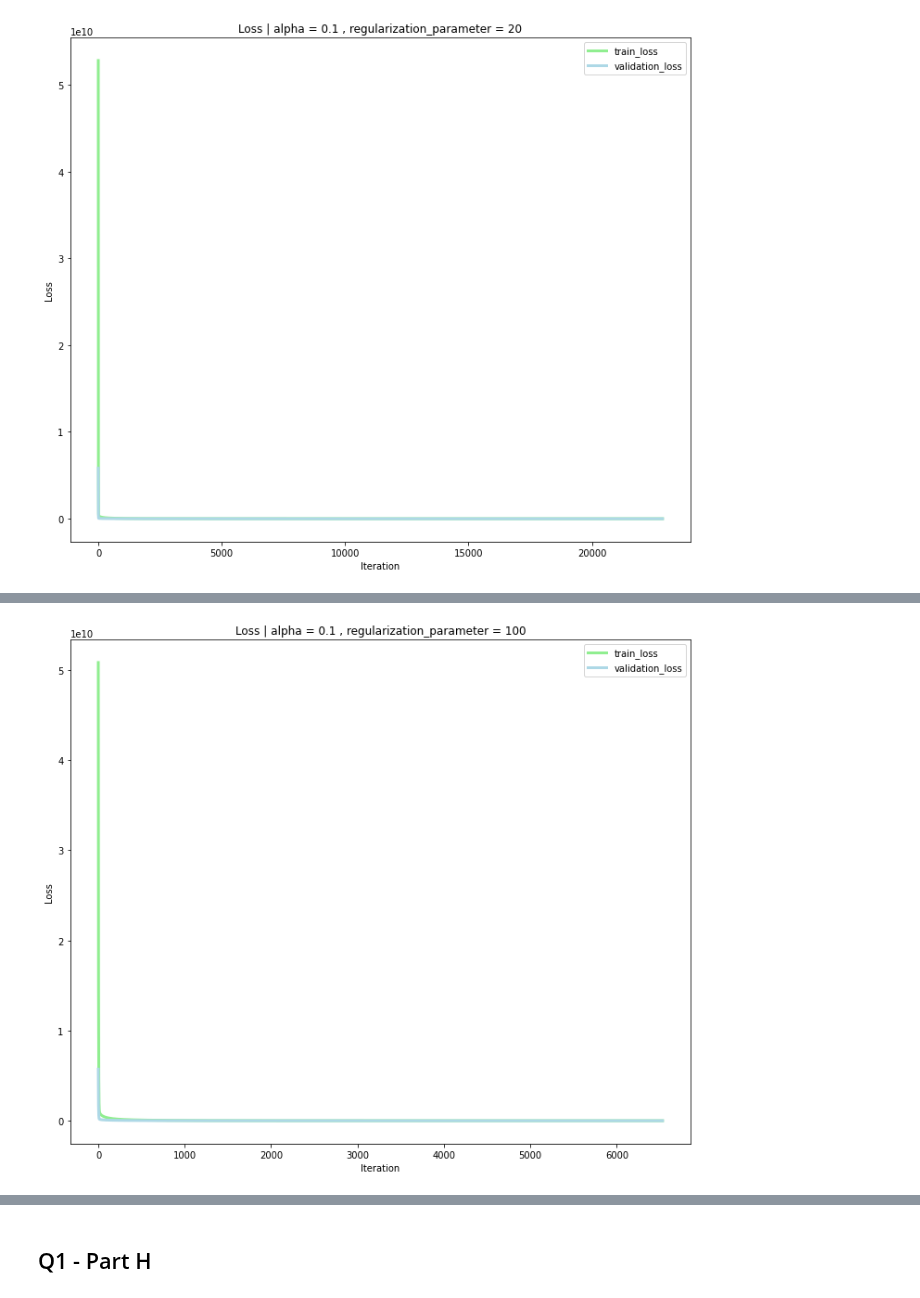
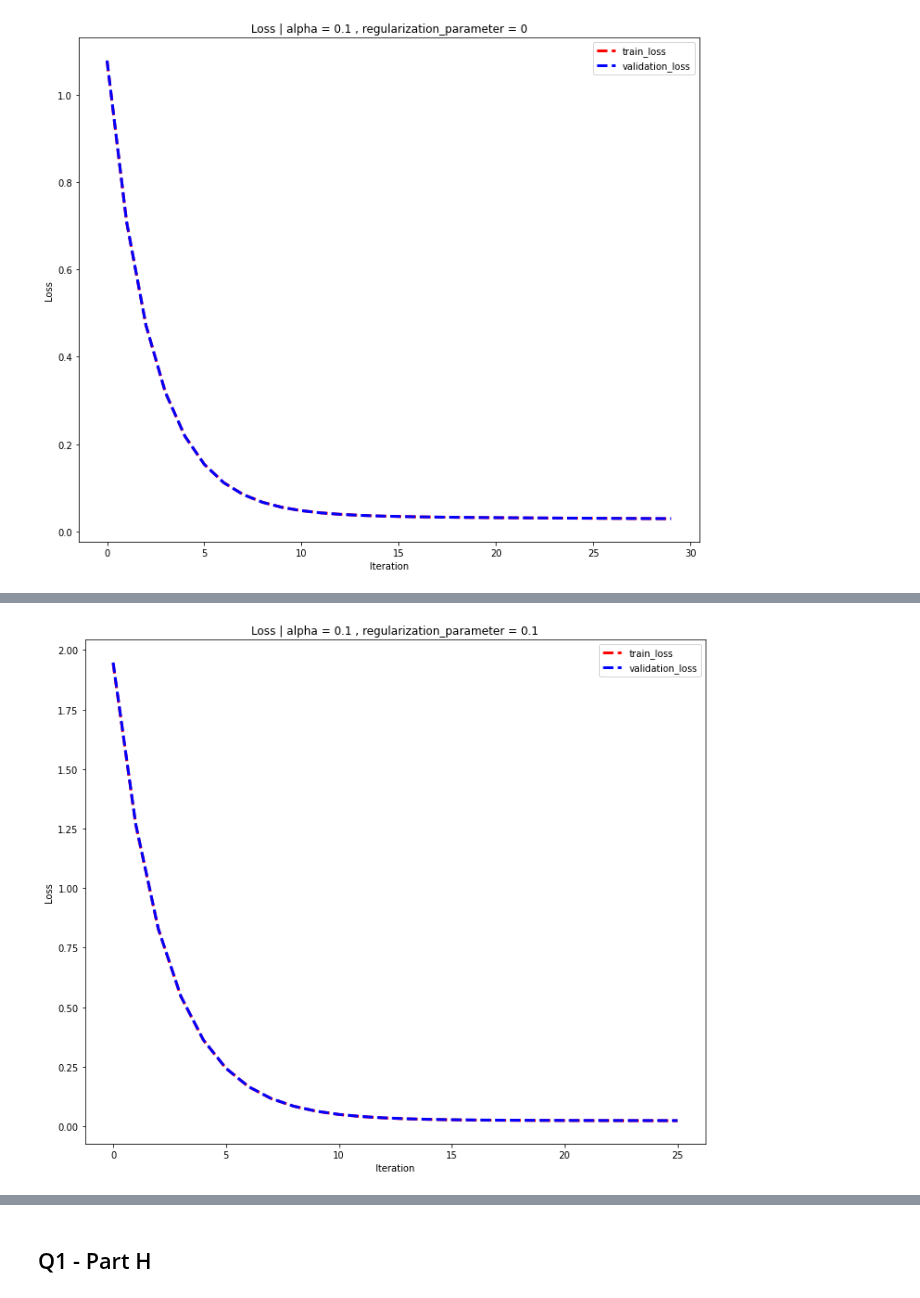
Before and after one commit to a-m-kyp/ML-HW, a Jupyter notebook: HW#2.ipynb, the cells around one changed output, grey strips where cells are left out. Saved outputs shown, nothing was run; the diff lists cells and outputs as text; code cells hidden in the pictures.

```diff
--- a/HW#2.ipynb
+++ b/HW#2.ipynb
@@ -187,7 +187,7 @@ def hypothesis(x_data, theta_or_weight):
     """
     return np.dot(x_data, theta_or_weight)
 
-def loss_function_with_regularization(x_data, y_data, theta, regularization_parameter):
+def loss_function_with_regularization(x_data, y_data, weights, regularization_parameter):
     """Loss Function with regularization
     @param x_data: train data
     @param y_data: train label
@@ -196,8 +196,8 @@ def loss_function_with_regularization(x_data, y_data, theta, regularization_para
     @return: loss function value
     """
     m_number_of_samples = x_data.shape[0]
-    j_theta_1_mse_loss = np.sum(np.square(hypothesis(x_data, theta) - y_data)) / 2 * m_number_of_samples
-    j_theta_2_regularization_loss = regularization_parameter * np.sum(np.square(theta)) / 2 * m_number_of_samples
+    j_theta_1_mse_loss = (1 / (2 * m_number_of_samples)) * np.sum(np.square(hypothesis(x_data, weights) - y_data))
+    j_theta_2_regularization_loss = (regularization_parameter / (2 * m_number_of_samples)) * np.sum(np.square(weights))
     return j_theta_1_mse_loss + j_theta_2_regularization_loss
 
 def loss_function(x_data, y_data, theta):
@@ -223,7 +223,7 @@ def gradient_descent(x_train, y_train, x_validation, y_validation, theta, alpha,
     @return: updated wieghts and loss function value
     """
 
-    penalty = 3
+    penalty = 5
     iteration = 0
     theta_list = []
     train_cost_list = []
@@ -238,6 +238,7 @@ def gradient_descent(x_train, y_train, x_validation, y_validation, theta, alpha,
         iteration = iteration + 1
         if iteration % 5000 == 0:
             print("iteration: ", iteration, "alpha: ", alpha, "regularization_parameter: ", regularization_parameter, "Validation loss: ", validation_cost_list[-1], "Train loss: ", train_cost_list[-1])
+
         hypothesis_value = hypothesis(x_train, theta)
         # updating θ_j with regularization
         for j_index in range(theta.shape[0]):
@@ -258,7 +259,7 @@ def gradient_descent(x_train, y_train, x_validation, y_validation, theta, alpha,
 
         if len(validation_cost_list) >= 3:
             plateau_list = np.array(validation_cost_list[-3:])
-            if np.round(plateau_list[-1], 2) == np.round(plateau_list[-2], 2) == np.round(plateau_list[-3], 2):
+            if np.round(plateau_list[-1], 3) == np.round(plateau_list[-2], 3) == np.round(plateau_list[-3], 3):
                 penalty = penalty - 1
                 if penalty > 0:
                     continue
@@ -284,8 +285,8 @@ def linear_regression_predict(x_data, theta):
 
 def plot_loss_train_validation(train_loss_history, validation_loss_history, alpha, regul_param):
     plt.figure(figsize=(12, 10))
-    plt.plot(train_loss_history, label="train_loss", color="lightgreen", linewidth=3)
-    plt.plot(validation_loss_history, label="validation_loss", color="lightblue", linewidth=3)
+    plt.plot(train_loss_history, label="train_loss", color="red", linewidth=3, lineStyle="--")
+    plt.plot(validation_loss_history, label="validation_loss", color="blue", linewidth=3, lineStyle="--")
     plt.xlabel('Iteration')
     plt.ylabel('Loss')
     plt.legend(loc="upper right")
@@ -397,8 +398,8 @@ dataset.insert(0, "theta_0", np.ones(dataset.shape[0]))
 feature_columns = dataset.drop('median_house_value', axis=1).columns
 # print(">====================================================<")
 
-X = dataset[feature_columns]
-y = dataset["median_house_value"]
+X = dataset.drop('median_house_value', axis=1)
+y = dataset[["median_house_value"]]
 
 # print(">=========== split data to 60% train,20% validation and 20% test ===========<")
 x_train, y_train, x_validation_test, y_validation_test = train_test_split(X, y, train_size=.6, shuffle=True)
@@ -410,16 +411,15 @@ x_train, y_train, x_validation, y_validation, x_test, y_test = np.array(x_train)
 y_train, y_test, y_validation, = reshape_to_1d(y_train, y_test, y_validation)
 # print(">===========================================================================<")
 # %%
-# lambda_list = [0, 0.1, 1, 10]
-lambda_list = [20, 100]
+lambda_list = [0, 0.1, 1, 10]
 alpha_list = [0.1, 0.3, 0.5, 0.7, 1]
 alpha_lambda_coeff_loss_mse_df = pd.DataFrame(columns=["alpha", "lambda", "coeffs", "loss", "mse"])
 
 # loss plot for each alpha and lambda
 for alpha in alpha_list:
     for regul_param in lambda_list:
-        random_theta = np.random.rand(x_train.shape[1]) * 5 + 5 # random values between 5 and 10
-        last_theta, theta_history, train_loss_history, validation_loss_history = fit_linear_regression(x_train, y_train, x_validation, y_validation, random_theta , alpha=alpha, regularization_parameter=regul_param)
+        random_theta = np.random.rand(x_train.shape[1])  # random values between 5 and 10
+        last_theta, theta_history, train_loss_history, validation_loss_history = fit_linear_regression(x_train, y_train, x_test, y_test, random_theta , alpha=alpha, regularization_parameter=regul_param)
         plot_loss_train_validation(train_loss_history, validation_loss_history, alpha, regul_param)
         y_predict = linear_regression_predict(x_test, last_theta)
         mean_squared_error = calculate_mse(y_test, y_predict)
@@ -445 +429 @@ iteration:  22858 alpha:  0.1 regularization_parameter:  20 Validation loss:  23
-[figure, old version]
+[figure, new version]
@@ -453 +431 @@ iteration:  6530 alpha:  0.1 regularization_parameter:  100 Validation loss:  34
-[figure, old version]
+[figure, new version]
```
Also changed, not shown: parts of 14 cells of this notebook.
